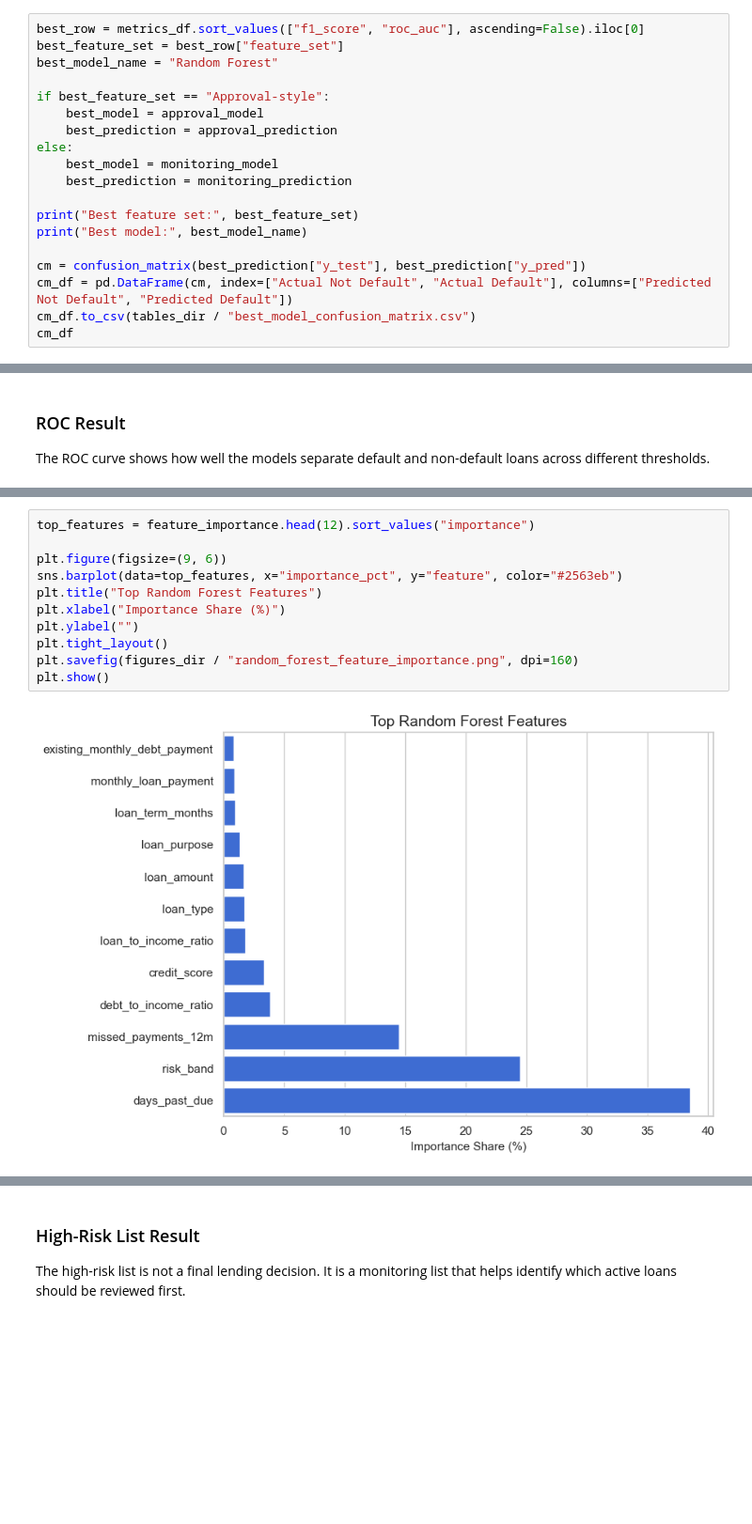
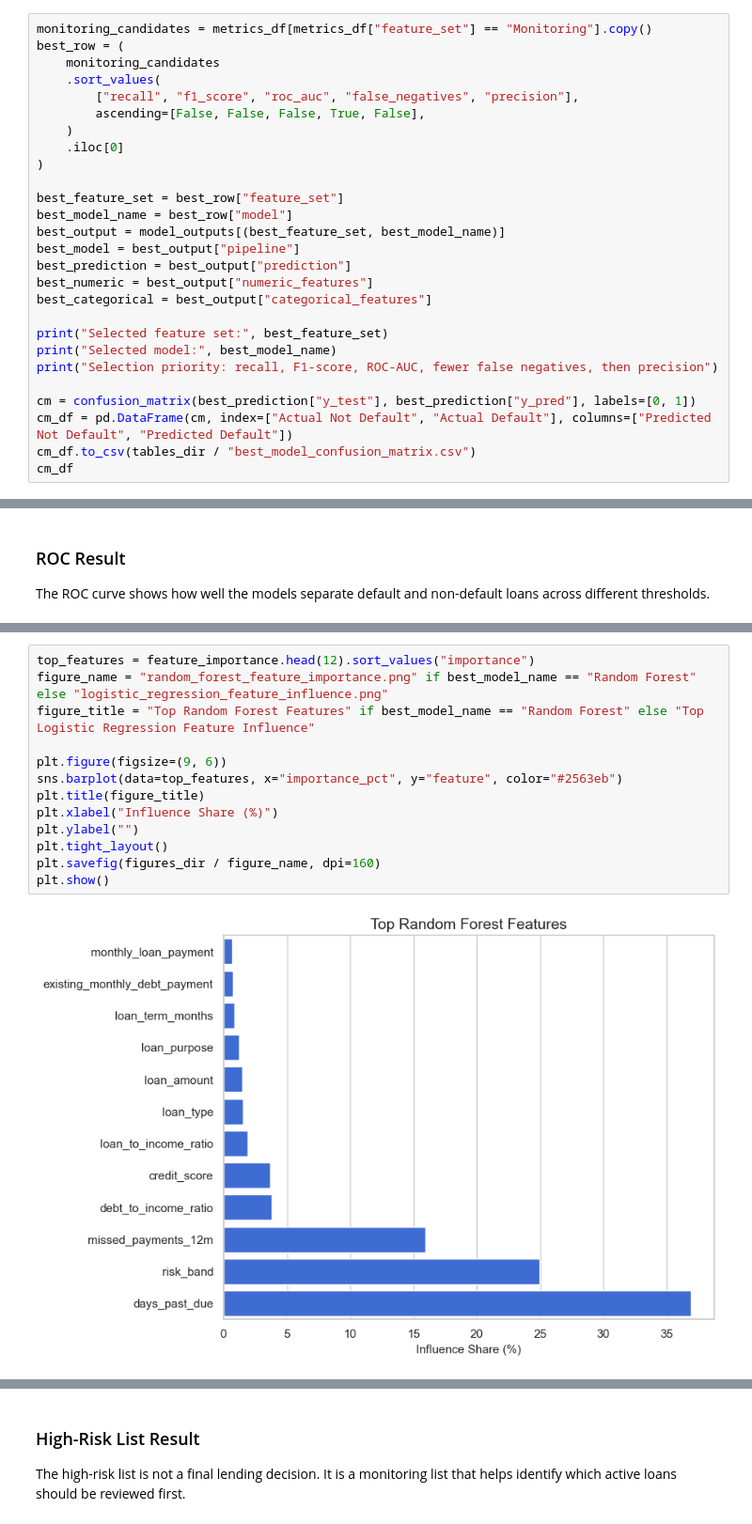
Before and after one commit to ANUKOOL324/Data_Analytics, a Jupyter notebook: Projects/banking-customer-analytics/notebooks/04_default_prediction_model.ipynb, the cells around one changed output, grey strips where cells are left out. Shown at 94% size. Cells and saved outputs as stored; diff of their text form; blank space fills up the shorter version.

```diff
--- a/Projects/banking-customer-analytics/notebooks/04_default_prediction_model.ipynb
+++ b/Projects/banking-customer-analytics/notebooks/04_default_prediction_model.ipynb
@@ -440,19 +567,27 @@ The best Random Forest version is selected using F1-score and ROC-AUC, not accur
 # %%
-best_row = metrics_df.sort_values(["f1_score", "roc_auc"], ascending=False).iloc[0]
+monitoring_candidates = metrics_df[metrics_df["feature_set"] == "Monitoring"].copy()
+best_row = (
+    monitoring_candidates
+    .sort_values(
+        ["recall", "f1_score", "roc_auc", "false_negatives", "precision"],
+        ascending=[False, False, False, True, False],
+    )
+    .iloc[0]
+)
+
 best_feature_set = best_row["feature_set"]
-best_model_name = "Random Forest"
+best_model_name = best_row["model"]
+best_output = model_outputs[(best_feature_set, best_model_name)]
+best_model = best_output["pipeline"]
+best_prediction = best_output["prediction"]
+best_numeric = best_output["numeric_features"]
+best_categorical = best_output["categorical_features"]
 
-if best_feature_set == "Approval-style":
-    best_model = approval_model
-    best_prediction = approval_prediction
-else:
-    best_model = monitoring_model
-    best_prediction = monitoring_prediction
+print("Selected feature set:", best_feature_set)
+print("Selected model:", best_model_name)
+print("Selection priority: recall, F1-score, ROC-AUC, fewer false negatives, then precision")
 
-print("Best feature set:", best_feature_set)
-print("Best model:", best_model_name)
-
-cm = confusion_matrix(best_prediction["y_test"], best_prediction["y_pred"])
+cm = confusion_matrix(best_prediction["y_test"], best_prediction["y_pred"], labels=[0, 1])
 cm_df = pd.DataFrame(cm, index=["Actual Not Default", "Actual Default"], columns=["Predicted Not Default", "Predicted Default"])
 cm_df.to_csv(tables_dir / "best_model_confusion_matrix.csv")
 cm_df
@@ -566,14 +722,16 @@ feature_importance.head(15)
 # %%
 top_features = feature_importance.head(12).sort_values("importance")
+figure_name = "random_forest_feature_importance.png" if best_model_name == "Random Forest" else "logistic_regression_feature_influence.png"
+figure_title = "Top Random Forest Features" if best_model_name == "Random Forest" else "Top Logistic Regression Feature Influence"
 
 plt.figure(figsize=(9, 6))
 sns.barplot(data=top_features, x="importance_pct", y="feature", color="#2563eb")
-plt.title("Top Random Forest Features")
-plt.xlabel("Importance Share (%)")
+plt.title(figure_title)
+plt.xlabel("Influence Share (%)")
 plt.ylabel("")
 plt.tight_layout()
-plt.savefig(figures_dir / "random_forest_feature_importance.png", dpi=160)
+plt.savefig(figures_dir / figure_name, dpi=160)
 plt.show()
 # %% [output]
-[figure, old version]
+[figure, new version]
 # %% [markdown]
```
Also changed, not shown: parts of 29 cells of this notebook, 12 other files.
